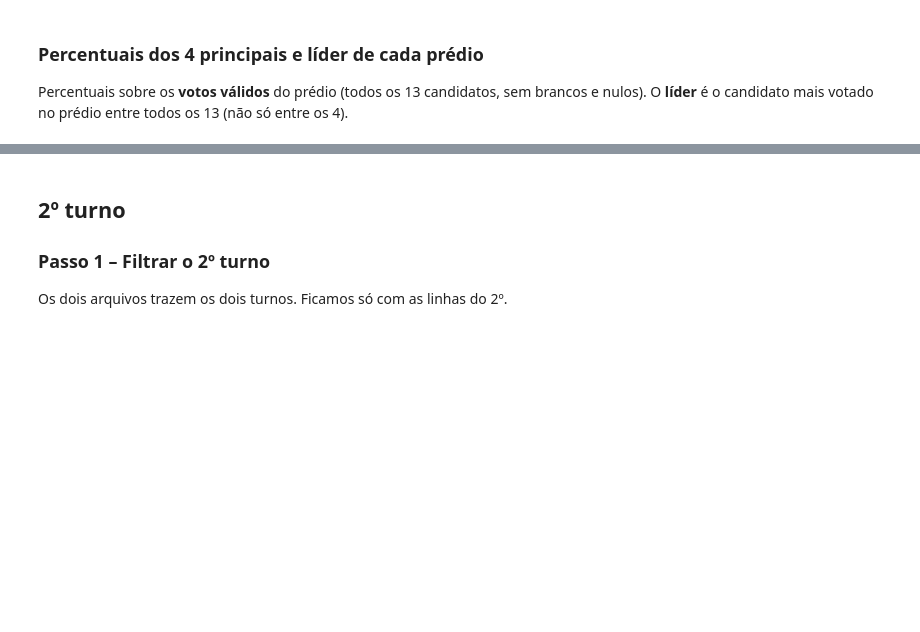
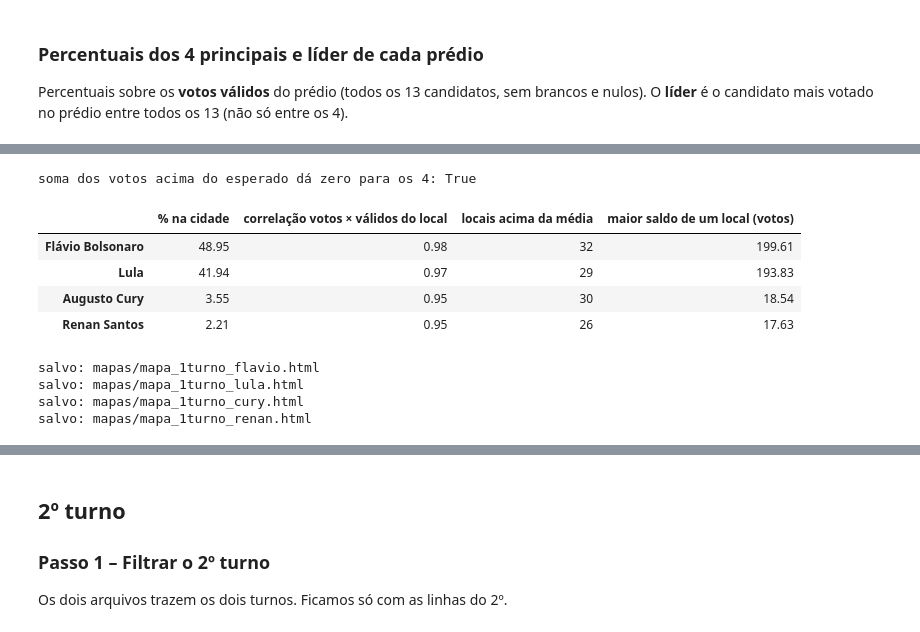
Before and after one commit to julialedo/Mapeamento-Eleitoral-e-Visualiza-o-Geospacial-com-Folium, a Jupyter notebook: trabalho_sjdr.ipynb, the cells around one changed output, grey strips where cells are left out. Cells and saved outputs as stored; diff of their text form; code cells hidden in the pictures; blank space fills up the shorter version.

```diff
--- a/trabalho_sjdr.ipynb
+++ b/trabalho_sjdr.ipynb
@@ -148,0 +285,37 @@ por_local_1t[["NM_LOCAL_VOTACAO", "TOTAL", "LIDER"] + colunas_pct].round(1).head
+# %%
+# % de cada candidato nos votos válidos da cidade (vem do ranking)
+PCT_CIDADE_1T = ranking_sjdr.set_index("NM_VOTAVEL")["PCT_SJDR"]
+
+# Votos acima do esperado: quanto o candidato teve a mais (ou a menos, se negativo)
+# do que teria se o local votasse igual à cidade
+for candidato in TOP4:
+    nome = NOMES_CURTOS[candidato]
+    esperado = por_local_1t["VALIDOS"] * PCT_CIDADE_1T[candidato] / 100
+    por_local_1t[f"ACIMA_{nome}"] = por_local_1t[candidato] - esperado
+
+# Sede × resto do município: fora da sede = locais cujo bairro, no cadastro do TSE,
+# é distrito, povoado ou zona rural
+PADRAO_FORA_DA_SEDE = "DISTRITO|POVOADO|ZONA RURAL"
+FORA_DA_SEDE = por_local_1t["NM_BAIRRO"].str.contains(PADRAO_FORA_DA_SEDE)
+
+# Conferência: o que um local tem acima da média, outros têm abaixo; somando a cidade toda, dá zero
+print("soma dos votos acima do esperado dá zero para os 4:",
+      all(abs(por_local_1t[f"ACIMA_{NOMES_CURTOS[c]}"].sum()) < 1e-6 for c in TOP4))
+
+# Por que não usar os votos brutos: eles acompanham o tamanho do local (correlação perto de 1)
+pd.DataFrame(
+    {
+        "% na cidade": [PCT_CIDADE_1T[c] for c in TOP4],
+        "correlação votos × válidos do local": [por_local_1t[c].corr(por_local_1t["VALIDOS"]) for c in TOP4],
+        "locais acima da média": [(por_local_1t[f"ACIMA_{NOMES_CURTOS[c]}"] > 0).sum() for c in TOP4],
+        "maior saldo de um local (votos)": [por_local_1t[f"ACIMA_{NOMES_CURTOS[c]}"].max() for c in TOP4],
+    },
+    index=[NOMES_CURTOS[c] for c in TOP4],
+).round(2)
+# %% [output]
+soma dos votos acima do esperado dá zero para os 4: True
+|  | % na cidade | correlação votos × válidos do local | locais acima da média | maior saldo de um local (votos) |
+| Flávio Bolsonaro | 48.95 | 0.98 | 32 | 199.61 |
+| Lula | 41.94 | 0.97 | 29 | 193.83 |
+| Augusto Cury | 3.55 | 0.95 | 30 | 18.54 |
+| Renan Santos | 2.21 | 0.95 | 26 | 17.63 |
@@ -148,0 +459,17 @@ por_local_1t[["NM_LOCAL_VOTACAO", "TOTAL", "LIDER"] + colunas_pct].round(1).head
+# %%
+from pathlib import Path
+Path("mapas").mkdir(exist_ok=True)
+
+# Um mapa por candidato, salvo em mapas/mapa_1turno_<nome>.html
+ARQUIVOS_1T = {"Flávio Bolsonaro": "flavio", "Lula": "lula", "Augusto Cury": "cury", "Renan Santos": "renan"}
+mapas_1t = {}
+for nome in NOMES_TOP4:
+    mapas_1t[nome] = mapa_calor_1t(por_local_1t, nome)
+    arquivo = f"mapas/mapa_1turno_{ARQUIVOS_1T[nome]}.html"
+    mapas_1t[nome].save(arquivo)
+    print("salvo:", arquivo)
+# %% [output]
+salvo: mapas/mapa_1turno_flavio.html
+salvo: mapas/mapa_1turno_lula.html
+salvo: mapas/mapa_1turno_cury.html
+salvo: mapas/mapa_1turno_renan.html
```
Also changed, not shown: parts of 17 cells of this notebook, 6 other files.
